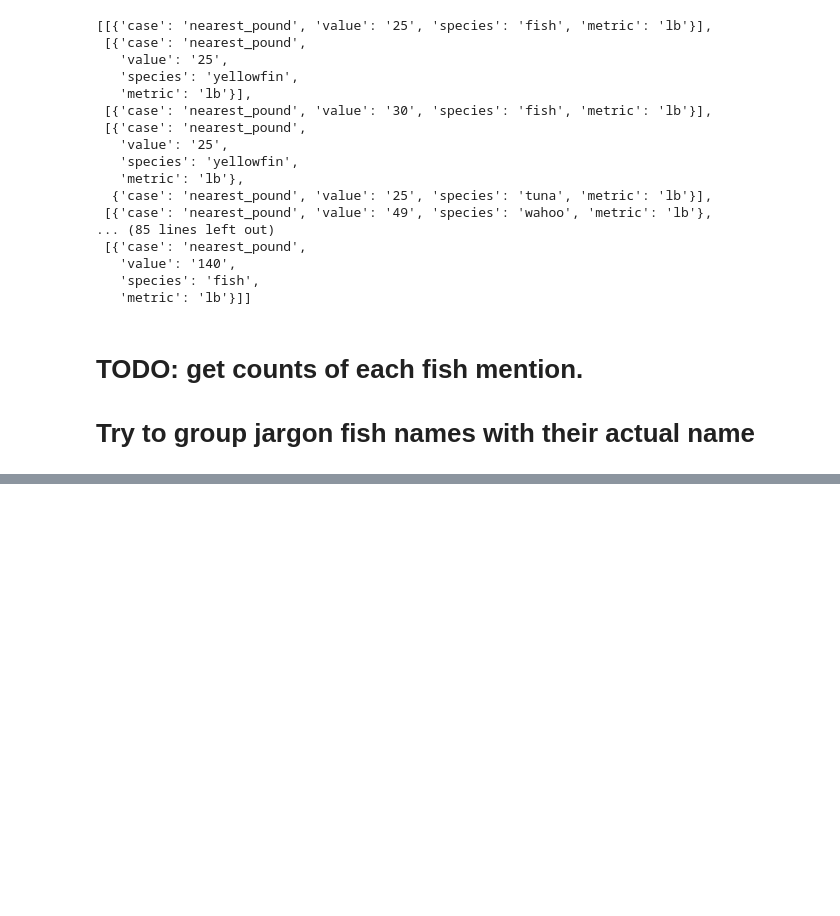
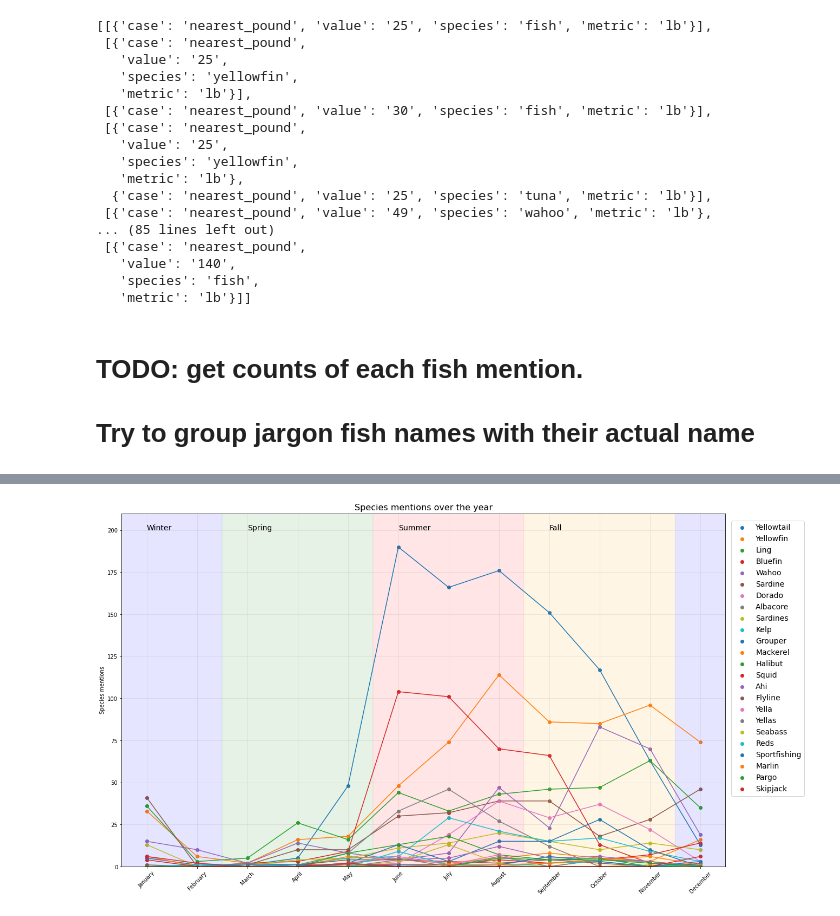
Before and after one commit to Mlawrence95/sportfishing-hauls-scraper, a Jupyter notebook: analysis.ipynb, the cells around one changed output, grey strips where cells are left out. Cells and saved outputs as stored; diff of their text form; code cells hidden in the pictures; blank space fills up the shorter version.

```diff
--- a/analysis.ipynb
+++ b/analysis.ipynb
@@ -1101,0 +1165,46 @@ plt.legend([])
+# %%
+grouped_data = fishing_data.groupby(fishing_data.date_posted.dt.month)
+
+
+plt.figure(figsize=(20, 12))
+for f in names[1:]:
+    monthly_total = grouped_data[f].sum()
+    plt.scatter(monthly_total.index, monthly_total.values, label=f.title())
+    plt.plot(monthly_total.index, monthly_total.values)
+
+
+month_labels = ["January", "February", "March", "April", "May", "June",
+                "July", "August", "September", "October", "November", "December"]
+
+plt.xticks(monthly_total.index, labels=month_labels, rotation=45);
+
+plt.legend(fontsize=14, loc=[1.01, .2]);
+
+# Custom fill patterns to emphasize seasons
+plt.fill_between([2.5, 5.49], 500,  alpha=0.1, color='green',  label='Spring')
+plt.fill_between([5.5, 8.49], 500,  alpha=0.1, color='red',    label='Summer')
+plt.fill_between([8.5, 11.49], 500, alpha=0.1, color='orange', label='Fall')
+plt.fill_between([0, 2.49], 500,    alpha=0.1, color='blue',   label='Winter')
+plt.fill_between([11.5, 12.5], 500, alpha=0.1, color='blue')
+
+
+height = 200
+plt.annotate("Winter", [1, height], fontsize=14)
+plt.annotate("Spring", [3, height], fontsize=14)
+plt.annotate("Summer", [6, height], fontsize=14)
+plt.annotate("Fall",   [9, height], fontsize=14)
+
+# plt.title("Seasonality of Fishing Reports (2005 - 2020)");
+plt.ylim([0, height + 10])
+plt.xlim([0.5, 12.5]);
+
+#plt.savefig("post_seasonality.png", dpi=500);
+
+
+
+plt.title("Species mentions over the year", fontsize=16)
+plt.ylabel("Species mentions")
+plt.grid(alpha=0.3)
+#plt.legend(fontsize=14);
+# %% [output]
+[figure, added]
```
Also changed, not shown: parts of 12 cells of this notebook, 3 other files.
